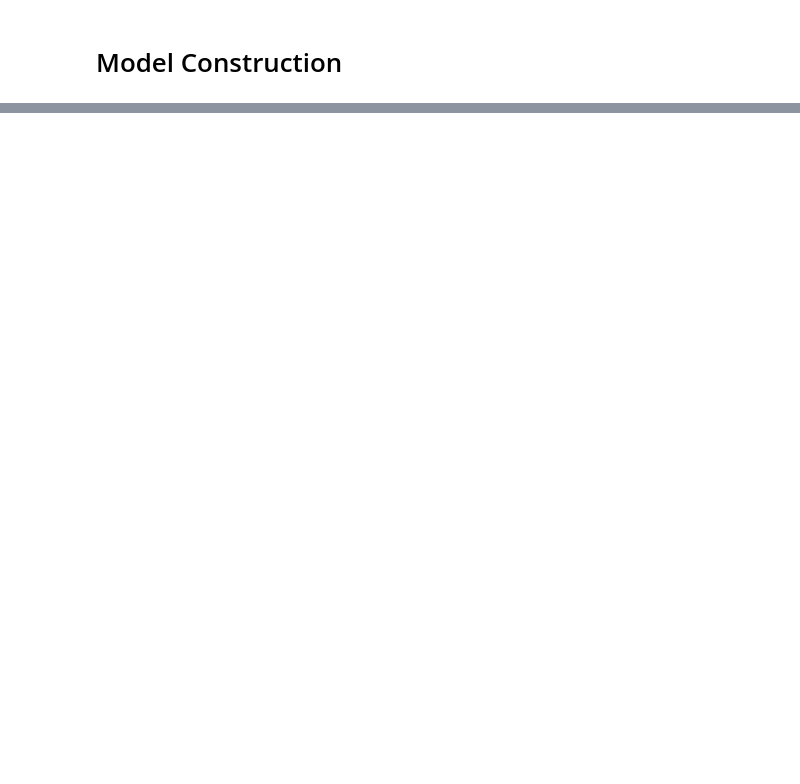
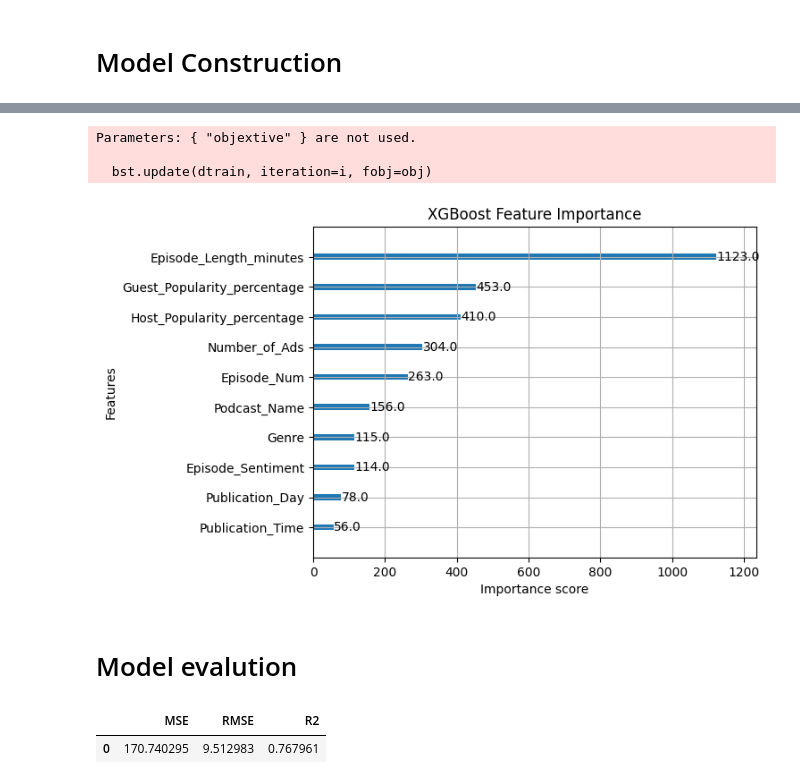
Before and after one commit to yasuo-kouki/playground, a Jupyter notebook: project.ipynb, the cells around one changed output, grey strips where cells are left out. Drawn from its saved outputs; the diff is of its cells as text; code cells hidden in the pictures; blank space fills up the shorter version.

```diff
--- a/project.ipynb
+++ b/project.ipynb
@@ -173,0 +201,43 @@ Name: Listening_Time_minutes, dtype: float64
+# %%
+import xgboost as xgb
+
+# XGBoostモデルの構築
+def build_xgboost_model(n_estimators=100,max_depth=5,learning_rate=0.1):
+    """XGBoostモデルを構築する関数"""
+    model = xgb.XGBRegressor(
+        # 回帰タスクに適した損失関数（MSE）
+        objextive='reg:squarederror',
+        # 決定木の数
+        n_estimators=n_estimators,
+        # 決定機の深さ
+        max_depth=max_depth,
+        # 学習率(小さいほど安定，収束が遅くなる)
+        learning_rate=learning_rate,
+        # 乱数シード
+        random_state=42
+    )
+    return model
+
+# XGBoostモデルの構築
+xgb_X_train = X_train
+xgb_X_test = X_test
+
+# モデルの構築
+xgb_model = build_xgboost_model()
+# %%
+import matplotlib.pyplot as plt
+
+# Train XGBoost model
+xgb_model.fit(X_train, y_train) # XGBoostモデルの学習
+
+# Feature importance
+xgb.plot_importance(xgb_model) # 特徴量の重要度をプロット
+plt.title('XGBoost Feature Importance') # タイトル
+plt.show() # グラフの表示
+# %% [output]
+Parameters: { "objextive" } are not used.
+
+  bst.update(dtrain, iteration=i, fobj=obj)
+[figure, added]
+# %% [markdown]
+# Model evalution
@@ -173,0 +246,25 @@ Name: Listening_Time_minutes, dtype: float64
+# %%
+from sklearn.metrics import mean_squared_error, mean_absolute_error, r2_score
+def evaluate_metrics(y_true,y_pred):
+
+    results = []
+
+    def calulate_metrics(y_true, y_pred):
+        mse = mean_squared_error(y_true, y_pred)
+        mae = mean_absolute_error(y_true, y_pred)
+        r2 = r2_score(y_true, y_pred)
+
+        return {
+            'MSE': mse,
+            'RMSE': mae,
+            'R2': r2
+        }
+    results.append(calulate_metrics(y_true, y_pred))
+
+    return pd.DataFrame(results)
+
+results = evaluate_metrics(y_test, xgb_pred)
+display(results)
+# %% [output]
+|  | MSE | RMSE | R2 |
+| 0 | 170.740295 | 9.512983 | 0.767961 |
```
Also changed, not shown: parts of 15 cells of this notebook, 1 other file.
